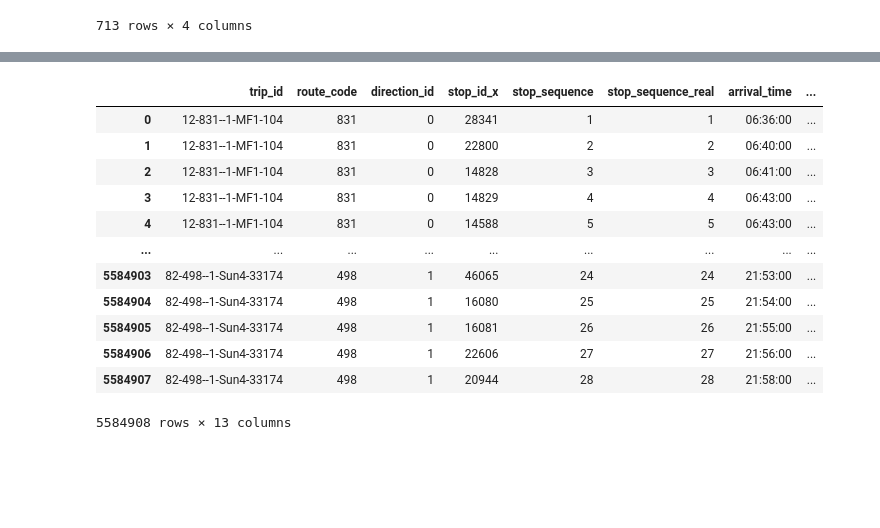
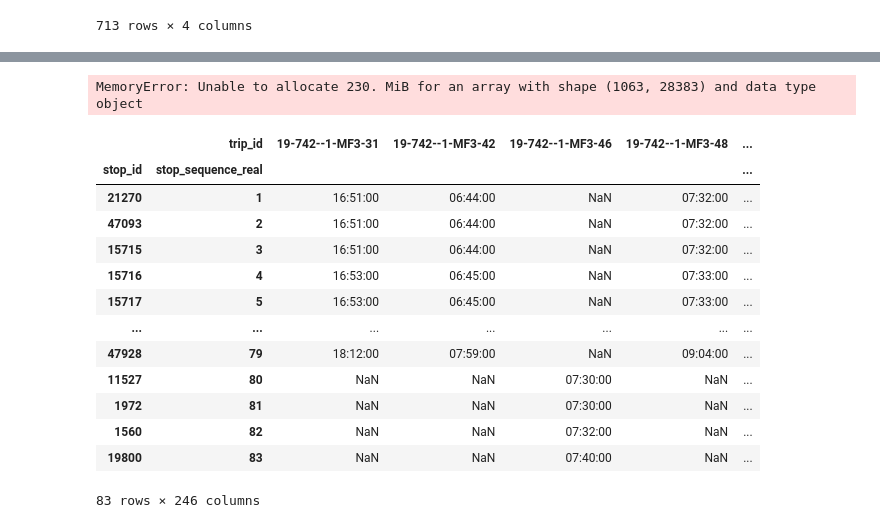
Before and after one commit to thanhan910/PTV, a Jupyter notebook: notebooks/shapes-analysis.ipynb, the cells around one changed output, grey strips where cells are left out. Cells and saved outputs as stored; diff of their text form; code cells hidden in the pictures; blank space fills up the shorter version.

Commit message:
Update trips stop times analysis

```diff
--- a/notebooks/shapes-analysis.ipynb
+++ b/notebooks/shapes-analysis.ipynb
@@ -370,16 +354,23 @@ df4_trips_3
-# %%
-df4_trips_3
-# %% [output]
-|  | trip_id | route_code | direction_id | stop_id_x | stop_sequence | stop_sequence_real | arrival_time | ... |
-| 0 | 12-831--1-MF1-104 | 831 | 0 | 28341 | 1 | 1 | 06:36:00 | ... |
-| 1 | 12-831--1-MF1-104 | 831 | 0 | 22800 | 2 | 2 | 06:40:00 | ... |
-| 2 | 12-831--1-MF1-104 | 831 | 0 | 14828 | 3 | 3 | 06:41:00 | ... |
-| 3 | 12-831--1-MF1-104 | 831 | 0 | 14829 | 4 | 4 | 06:43:00 | ... |
-| 4 | 12-831--1-MF1-104 | 831 | 0 | 14588 | 5 | 5 | 06:43:00 | ... |
-| ... | ... | ... | ... | ... | ... | ... | ... | ... |
-| 5584903 | 82-498--1-Sun4-33174 | 498 | 1 | 46065 | 24 | 24 | 21:53:00 | ... |
-| 5584904 | 82-498--1-Sun4-33174 | 498 | 1 | 16080 | 25 | 25 | 21:54:00 | ... |
-| 5584905 | 82-498--1-Sun4-33174 | 498 | 1 | 16081 | 26 | 26 | 21:55:00 | ... |
-| 5584906 | 82-498--1-Sun4-33174 | 498 | 1 | 22606 | 27 | 27 | 21:56:00 | ... |
-| 5584907 | 82-498--1-Sun4-33174 | 498 | 1 | 20944 | 28 | 28 | 21:58:00 | ... |
-5584908 rows × 13 columns
+# %%
+k1 = df4_trips_3[(df4_trips_3['route_code'] == '742') & (df4_trips_3['direction_id'] == '0')].sort_values(by=['trip_id', 'stop_sequence_real'])
+# %%
+df4_trips_3.groupby(['route_code', 'direction_id']).apply(lambda x: x.pivot_table(index=['stop_id', 'stop_sequence_real'], columns='trip_id', values='arrival_time', aggfunc='first').sort_index(level=1))
+# %% [output]
+MemoryError: Unable to allocate 230. MiB for an array with shape (1063, 28383) and data type object
+# %%
+k1.pivot_table(index=['stop_id', 'stop_sequence_real'], columns='trip_id', values='arrival_time', aggfunc='first').sort_index(level=1)
+# %% [output]
+|  | trip_id | 19-742--1-MF3-31 | 19-742--1-MF3-42 | 19-742--1-MF3-46 | 19-742--1-MF3-48 | ... |
+| stop_id | stop_sequence_real |  |  |  |  | ... |
+| 21270 | 1 | 16:51:00 | 06:44:00 | NaN | 07:32:00 | ... |
+| 47093 | 2 | 16:51:00 | 06:44:00 | NaN | 07:32:00 | ... |
+| 15715 | 3 | 16:51:00 | 06:44:00 | NaN | 07:32:00 | ... |
+| 15716 | 4 | 16:53:00 | 06:45:00 | NaN | 07:33:00 | ... |
+| 15717 | 5 | 16:53:00 | 06:45:00 | NaN | 07:33:00 | ... |
+| ... | ... | ... | ... | ... | ... | ... |
+| 47928 | 79 | 18:12:00 | 07:59:00 | NaN | 09:04:00 | ... |
+| 11527 | 80 | NaN | NaN | 07:30:00 | NaN | ... |
+| 1972 | 81 | NaN | NaN | 07:30:00 | NaN | ... |
+| 1560 | 82 | NaN | NaN | 07:32:00 | NaN | ... |
+| 19800 | 83 | NaN | NaN | 07:40:00 | NaN | ... |
+83 rows × 246 columns
```
Also changed, not shown: parts of 1 cell of this notebook.
